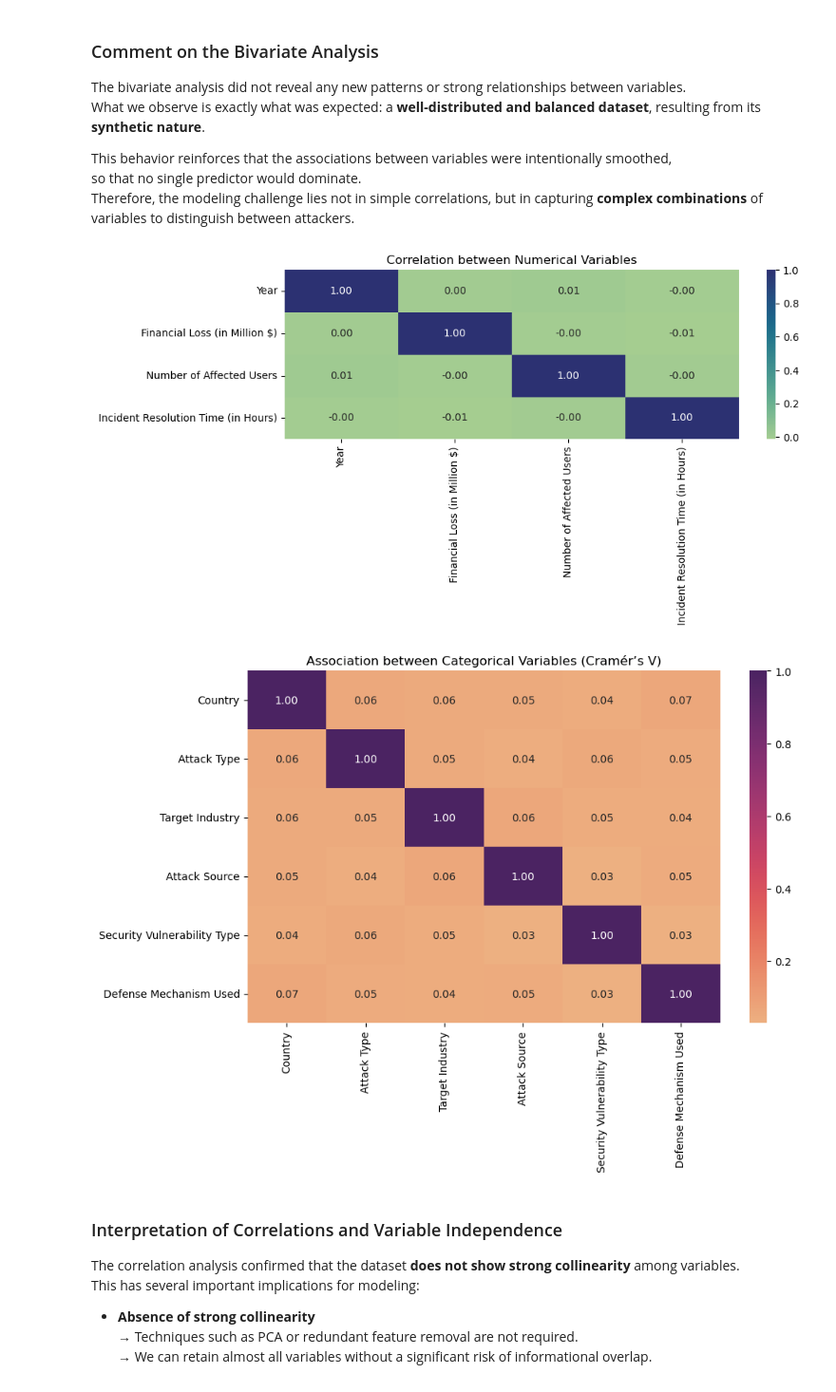
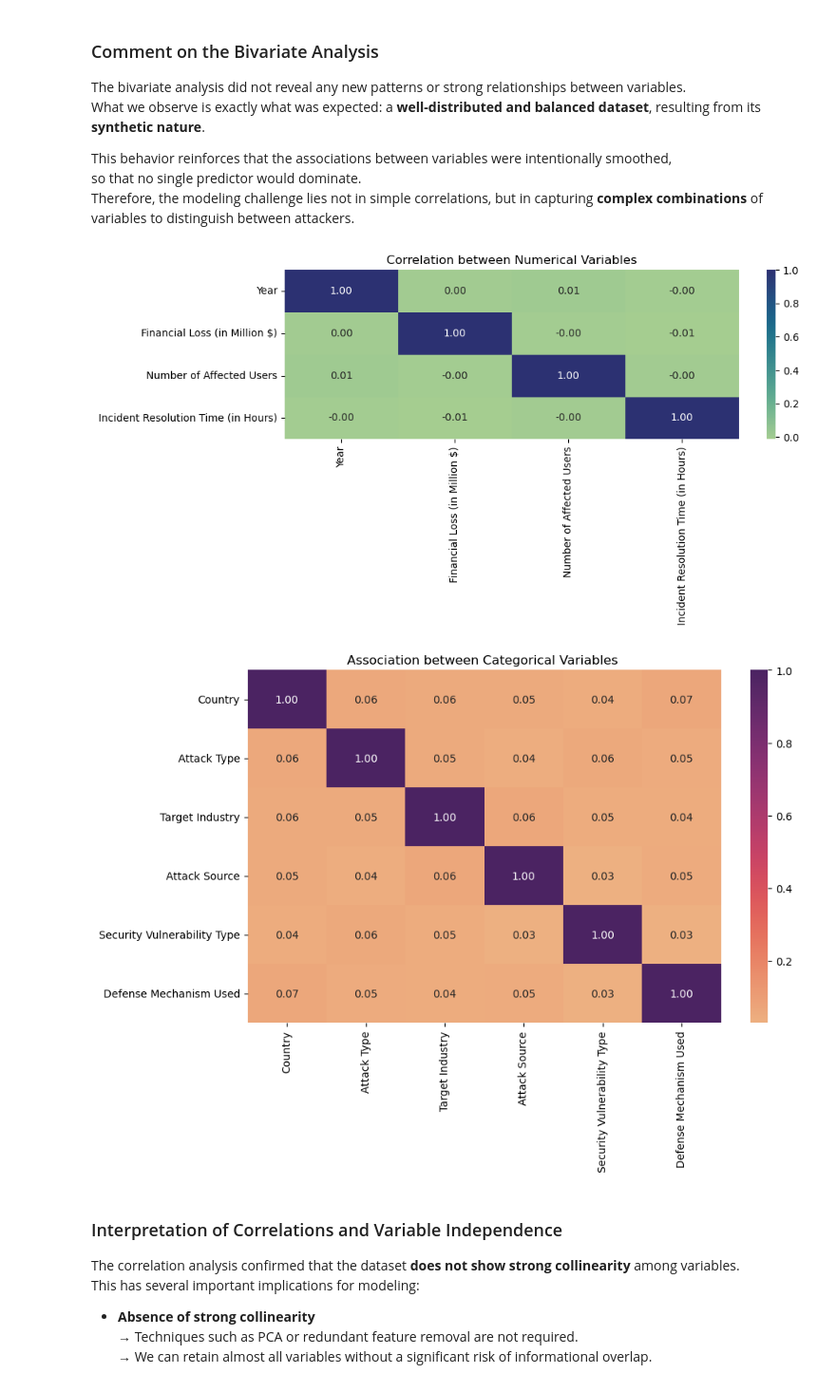
Before and after one commit to AHMAD-SABAH-NASASRA/GlobalCybersecurityThreats_ML_Project, a Jupyter notebook: Final.ipynb, the cells around one changed output. Shown at 95% size. Drawn from its saved outputs; the diff is of its cells as text; code cells hidden in the pictures.

```diff
--- a/Final.ipynb
+++ b/Final.ipynb
@@ -718,38 +720,37 @@ plt.figure(figsize=(10, 3))
 sns.heatmap(corr_num, annot=True, cmap="crest", fmt=".2f")
 plt.title("Correlation between Numerical Variables")
 plt.show()
 
 
-def cramers_v(x, y):
-    """Calculates Cramér’s V between two categorical variables"""
+def categorical_association(x, y):
     confusion_matrix = pd.crosstab(x, y)
     chi2 = chi2_contingency(confusion_matrix)[0]
     n = confusion_matrix.sum().sum()
     r, k = confusion_matrix.shape
     return np.sqrt(chi2 / (n * (min(r, k) - 1)))
 
 cat_cols = df.select_dtypes(include='object').columns
 
 cramer_matrix = pd.DataFrame(
     np.zeros((len(cat_cols), len(cat_cols))),
     index=cat_cols,
     columns=cat_cols
 )
 
 for col1 in cat_cols:
     for col2 in cat_cols:
         if col1 != col2:
-            cramer_matrix.loc[col1, col2] = cramers_v(df[col1], df[col2])
+            cramer_matrix.loc[col1, col2] = categorical_association(df[col1], df[col2])
         else:
             cramer_matrix.loc[col1, col2] = 1.0
 
 plt.figure(figsize=(10, 6))
 sns.heatmap(cramer_matrix, annot=True, cmap="flare", fmt=".2f")
-plt.title("Association between Categorical Variables (Cramér’s V)")
+plt.title("Association between Categorical Variables ")
 plt.show()
 # %% [output]
 [figure]
-[figure, old version]
+[figure, new version]
 # %% [markdown]
 ### Interpretation of Correlations and Variable Independence
 
```
Also changed, not shown: parts of 7 cells of this notebook.
